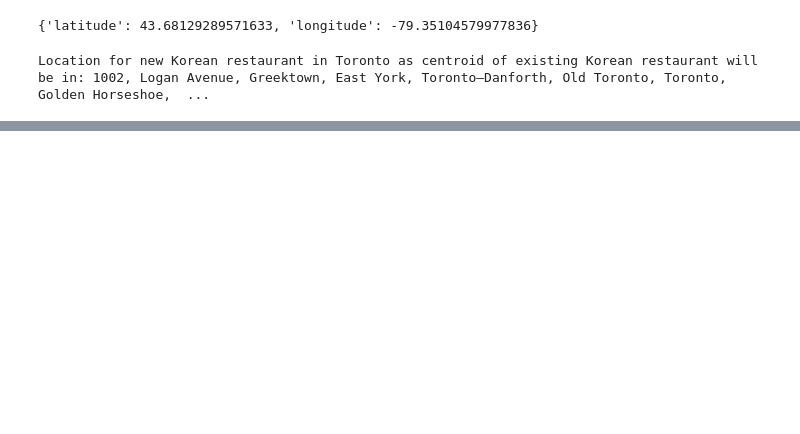
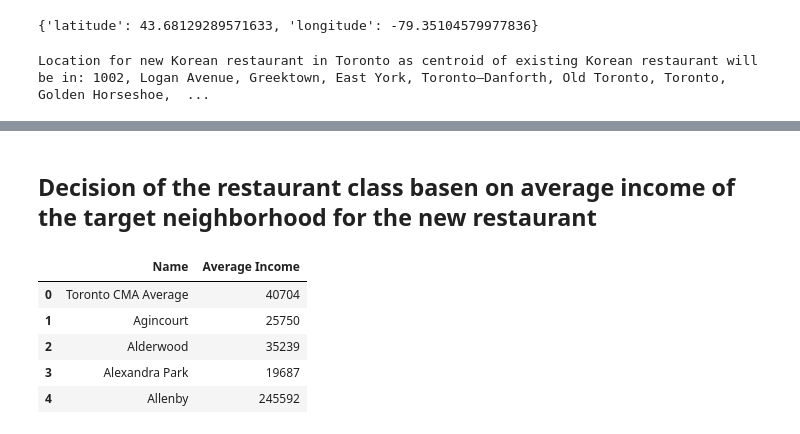
Before and after one commit to MutluO/Battle-of-Neighborhoods, a Jupyter notebook: Batle of Neighborhoods.ipynb, the cells around one changed output, grey strips where cells are left out. Drawn from its saved outputs; the diff is of its cells as text; code cells hidden in the pictures; blank space fills up the shorter version.

```diff
--- a/Batle of Neighborhoods.ipynb
+++ b/Batle of Neighborhoods.ipynb
@@ -692,3 +604,20 @@ for lat,lng,label in zip(Filter_Korean_Restaurant_Tr['Venue Latitude'], Filter_K
 venues_map
 # %% [output]
 [interactive output not drawn]
+# %% [markdown]
+## Decision of the restaurant class basen on average income of the target neighborhood for the new restaurant
+# %%
+#download demographics table for Toronto from wikipedia
+source_demographics_Toronto=pd.read_html("https://en.wikipedia.org/wiki/Demographics_of_Toronto_neighbourhoods")
+# %%
+avrg_income_Toronto=source_demographics_Toronto[1]
+# %%
+avrg_income_Toronto=avrg_income_Toronto[['Name','Average Income']]
+avrg_income_Toronto.head()
+# %% [output]
+|  | Name | Average Income |
+| 0 | Toronto CMA Average | 40704 |
+| 1 | Agincourt | 25750 |
+| 2 | Alderwood | 35239 |
+| 3 | Alexandra Park | 19687 |
+| 4 | Allenby | 245592 |
```
Also changed, not shown: parts of 26 cells of this notebook.
